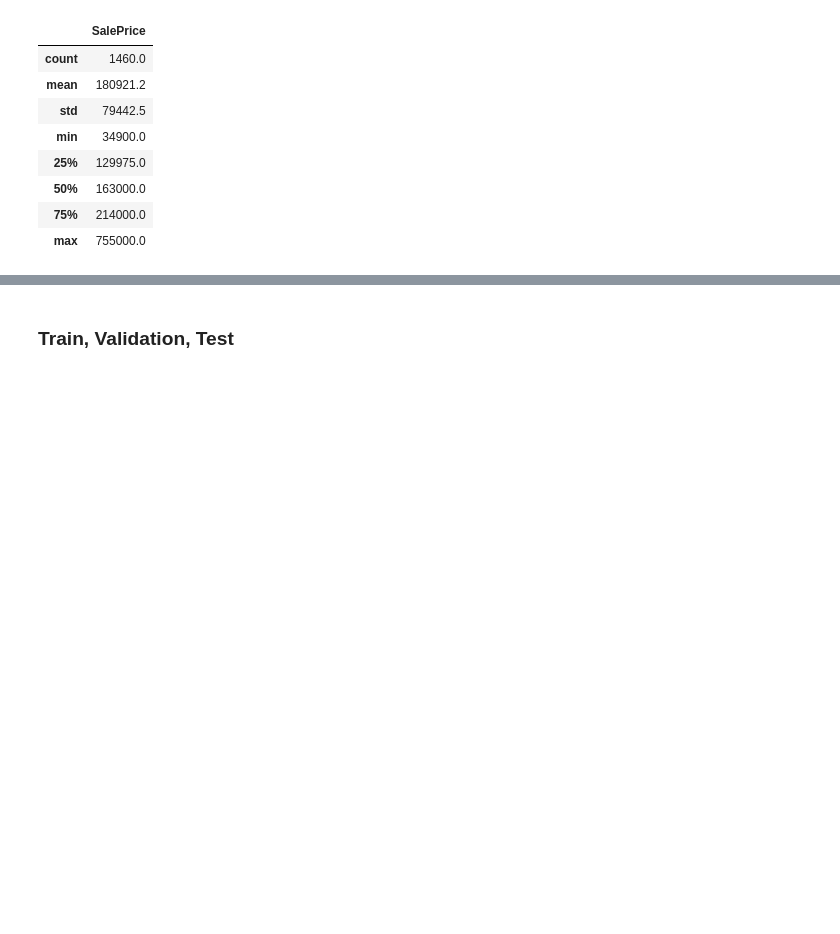
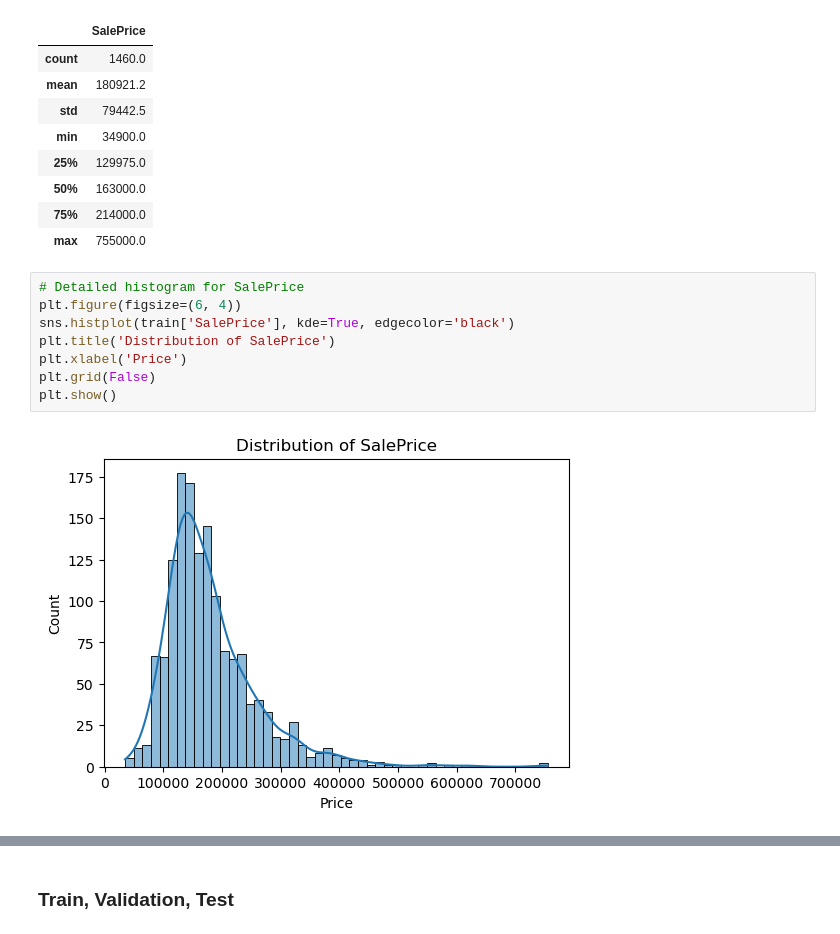
Before and after one commit to wchung1209/predicting_house_prices_ml_models, a Jupyter notebook: code/code.ipynb, the cells around one changed output, grey strips where cells are left out. Saved outputs shown, nothing was run; the diff lists cells and outputs as text; blank space fills up the shorter version.

```diff
--- a/code/code.ipynb
+++ b/code/code.ipynb
@@ -221,4 +236,14 @@ pd.DataFrame(round(train['SalePrice'].describe(), 2))
 | 50% | 163000.0 |
 | 75% | 214000.0 |
 | max | 755000.0 |
+# %%
+# Detailed histogram for SalePrice
+plt.figure(figsize=(6, 4))
+sns.histplot(train['SalePrice'], kde=True, edgecolor='black')
+plt.title('Distribution of SalePrice')
+plt.xlabel('Price')
+plt.grid(False)
+plt.show()
+# %% [output]
+[figure, added]
 # %%
```
Also changed, not shown: parts of 28 cells of this notebook.
